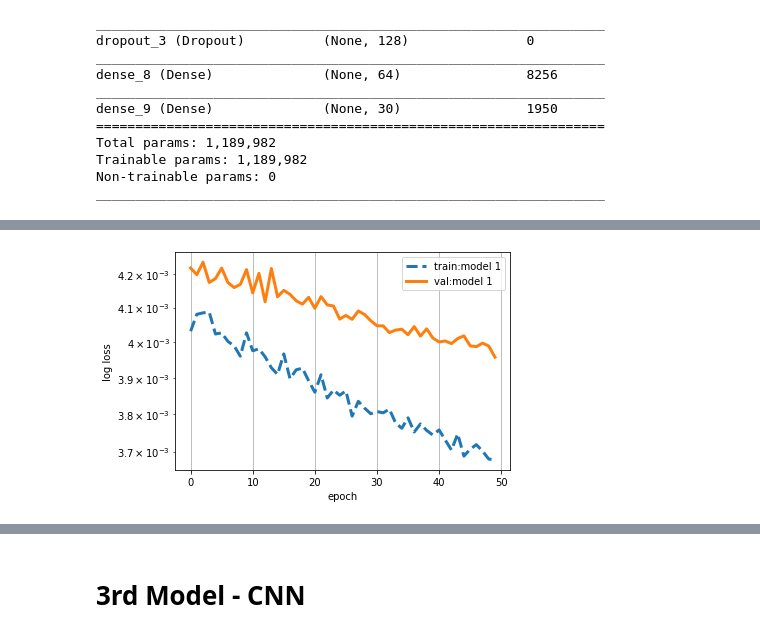
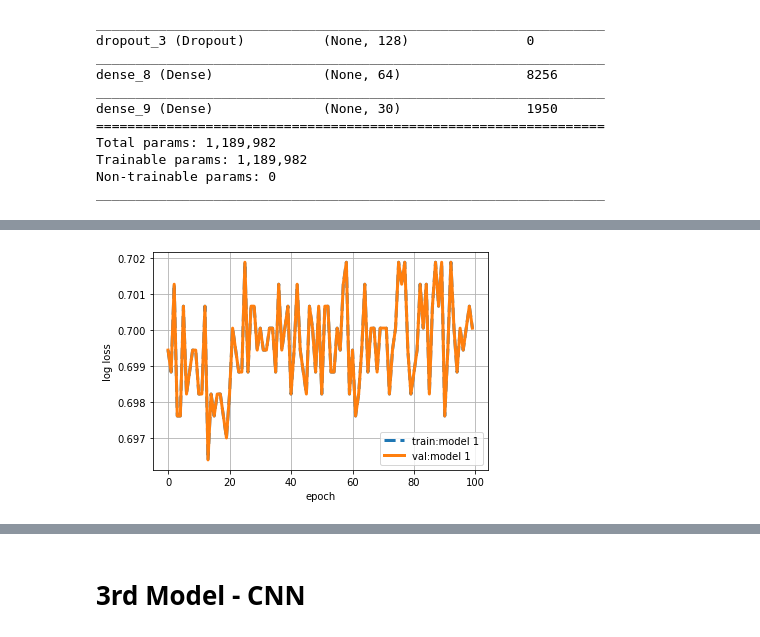
Before and after one commit to blawok/Facial_Keypoints, a Jupyter notebook: facial_keypoint_detection.ipynb, the cells around one changed output, grey strips where cells are left out. Saved outputs shown, nothing was run; the diff lists cells and outputs as text; code cells hidden in the pictures.

```diff
--- a/facial_keypoint_detection.ipynb
+++ b/facial_keypoint_detection.ipynb
@@ -191,8 +192,9 @@ model.compile(loss='mean_squared_error',
               metrics=['accuracy'])
 hist = model.fit(X_train,
                  y_train,
-                 nb_epoch=50,
+                 epochs=100,
                  batch_size=128,
                  validation_split=0.1,
-                 verbose=1)
+                 verbose=0)
+print('Model trained')
 # %% [output]
@@ -216,29 +202,24 @@ Epoch 50/50
 # %%
 import matplotlib.pyplot as plt
 %matplotlib inline
 
-def plot_loss(hist,name,plt,RMSE_TF=False):
-    '''
-    RMSE_TF: if True, then RMSE is plotted with original scale
-    '''
-    loss = hist['loss']
-    val_loss = hist['val_loss']
-    if RMSE_TF:
-        loss = np.sqrt(np.array(loss))*48
-        val_loss = np.sqrt(np.array(val_loss))*48
+def plot_loss(hist,name,plt):
+
+    loss = hist['acc']
+    val_loss = hist['acc']
 
     plt.plot(loss,"--",linewidth=3,label="train:"+name)
     plt.plot(val_loss,linewidth=3,label="val:"+name)
 
 plot_loss(hist.history,"model 1",plt)
 plt.legend()
 plt.grid()
-plt.yscale("log")
+# plt.yscale("log")
 plt.xlabel("epoch")
 plt.ylabel("log loss")
 plt.show()
 # %% [output]
-[figure, old version]
+[figure, new version]
 # %%
 score, acc = model.evaluate(X_test, y_test, batch_size=128)
 print('Test score:', score)
```
Also changed, not shown: parts of 5 cells of this notebook.
